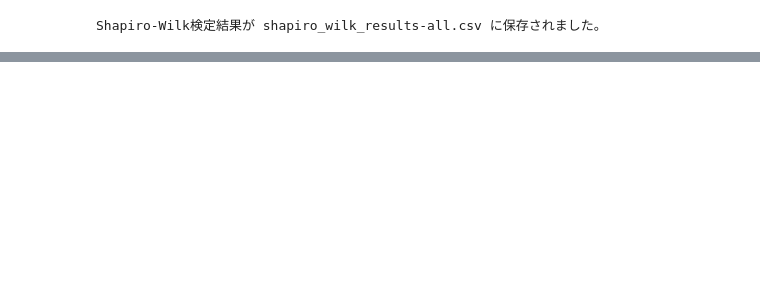
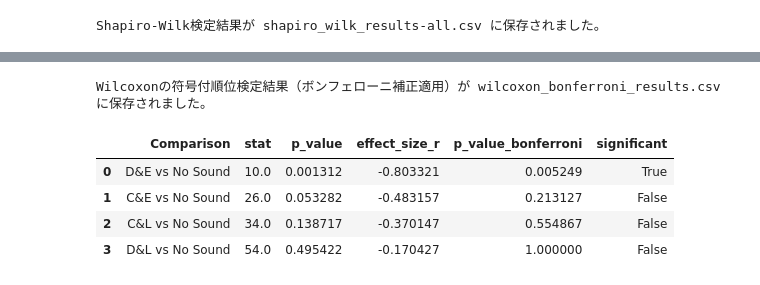
Before and after one commit to takaharayota531/poster-exp-analysis, a Jupyter notebook: data_analysis2/main-exp2.ipynb, the cells around one changed output, grey strips where cells are left out. Cells and saved outputs as stored; diff of their text form; code cells hidden in the pictures; blank space fills up the shorter version.

```diff
--- a/data_analysis2/main-exp2.ipynb
+++ b/data_analysis2/main-exp2.ipynb
@@ -285,3 +262,54 @@ Wilcoxonの符号付順位検定結果（ボンフェローニ補正適用）が
+# %%
+from itertools import combinations
+import numpy as np
+
+# Wilcoxonの符号付順位検定
+wilcoxon_results = []
+methods = df_all['Method_Label'].unique()
+num_comparisons = 4
+
+
+for method in methods:
+    if method !='No Sound':
+        data1 = df_all[df_all['Method_Label'] == method]['Score']
+        data2 = df_all[df_all['Method_Label'] == 'No Sound']['Score']
+        stat, p_value = stats.wilcoxon(data1,data2)
+        z_value = stats.norm.ppf(p_value / 2)
+        n = len(data1)
+        # print(n)
+        effect_size_r = z_value / np.sqrt(n)
+        wilcoxon_results.append({
+            'Comparison': f'{method} vs No Sound',
+            'stat': stat,
+            'p_value': p_value,
+            'effect_size_r': effect_size_r
+        })
+
+# 結果をデータフレームに変換
+df_wilcoxon_results = pd.DataFrame(wilcoxon_results)
+
+# ボンフェローニ補正
+df_wilcoxon_results['p_value_bonferroni'] = df_wilcoxon_results['p_value'] * num_comparisons
+df_wilcoxon_results['p_value_bonferroni'] = df_wilcoxon_results['p_value_bonferroni'].apply(lambda x: min(x, 1.0))
+
+# 有意性の判断
+df_wilcoxon_results['significant'] = df_wilcoxon_results['p_value_bonferroni'] < 0.05
+
+# ボンフェローニ補正結果をCSVファイルとして保存
+output_file_bonferroni = 'wilcoxon_bonferroni_results.csv'
+df_wilcoxon_results.to_csv(output_file_bonferroni, index=False)
+
+print(f"Wilcoxonの符号付順位検定結果（ボンフェローニ補正適用）が {output_file_bonferroni} に保存されました。")
+
+# 結果の一部を表示
+df_wilcoxon_results
+# %% [output]
+Wilcoxonの符号付順位検定結果（ボンフェローニ補正適用）が wilcoxon_bonferroni_results.csv に保存されました。
+|  | Comparison | stat | p_value | effect_size_r | p_value_bonferroni | significant |
+| 0 | D&E vs No Sound | 10.0 | 0.001312 | -0.803321 | 0.005249 | True |
+| 1 | C&E vs No Sound | 26.0 | 0.053282 | -0.483157 | 0.213127 | False |
+| 2 | C&L vs No Sound | 34.0 | 0.138717 | -0.370147 | 0.554867 | False |
+| 3 | D&L vs No Sound | 54.0 | 0.495422 | -0.170427 | 1.000000 | False |
 # %%
 # 可視化
 plt.figure(figsize=(12, 6))
```
Also changed, not shown: parts of 7 cells of this notebook, 36 other files.
